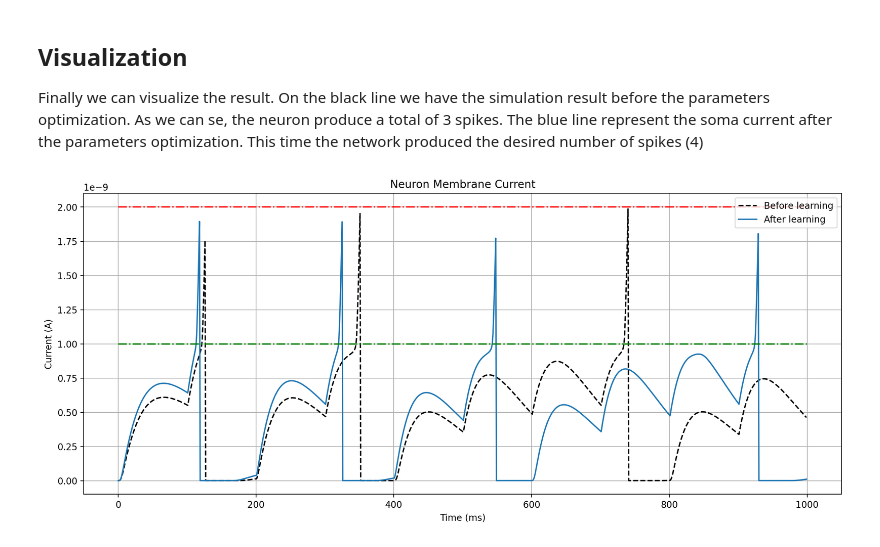
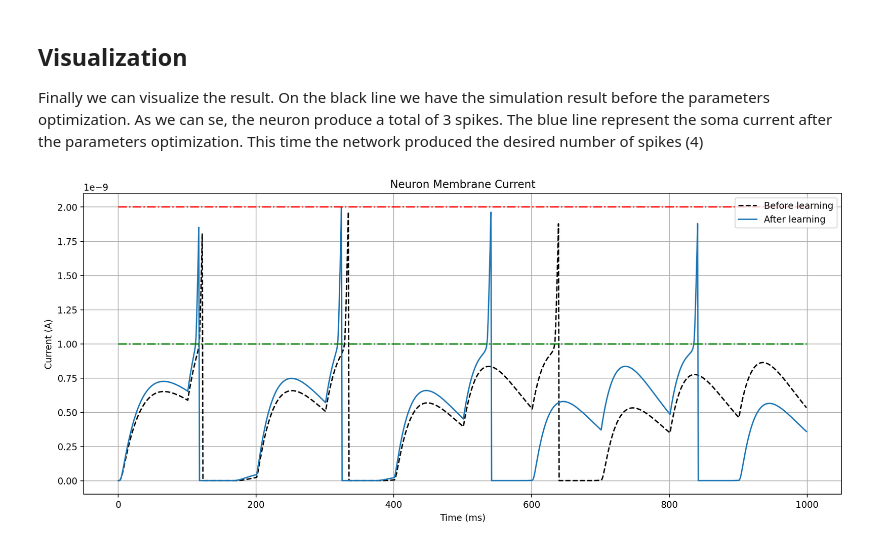
Before and after one commit to ferqui/ARCANA, a Jupyter notebook: docs/examples/learning.ipynb, the cells around one changed output. Cells and saved outputs as stored; diff of their text form; code cells hidden in the pictures.

```diff
--- a/docs/examples/learning.ipynb
+++ b/docs/examples/learning.ipynb
@@ -41,12 +39,12 @@ input = spikes.unsqueeze(1).cuda()
 
 Next we are going to create our network. It would be 1 neuron with an **AMPA** synapse with an initial weight value of $3$. After creating the network, we create the optimizer, that in our case would be an Adamax optimizer with $\beta_1=0.99$ and $\beta_2=0.999$ and a learning rate of $5e^{-2}$
 # %%
-model = AdexLIF(1).cuda()
+model = AdexLIFfull(1).cuda()
 model.dt = timestep
 model.weight_nmda.data = torch.ones(1).cuda() * 0
-model.weight_ampa.data = torch.ones(1).cuda() * 3
+model.weight_ampa.data = torch.ones(1, 1).cuda() * 3
 model.weight_gaba_a.data = torch.ones(1).cuda() * 0
-model.weight_gaba_b.data = torch.ones(1).cuda() * 0
+model.weight_gaba_b.data = torch.ones(1, 1).cuda() * 0
 optimizer = torch.optim.Adamax(model.parameters(), lr=5e-2, betas=(0.99, 0.999))
 # %% [markdown]
 To train or network, we are going to define our loss function as the MSE error of the number of output spikes and the desired output spikes (4). During the simulation, we accumulate the spikes produced by the neuron in the variable *loss_out*, after the simulation, with the loss value calculated, the gradients of the network variables are calculated and updated via the optimizer.
@@ -124,37 +122,37 @@ Time elapsed:  5.114797830581665
 
 Finally we can visualize the result. On the black line we have the simulation result before the parameters optimization. As we can se, the neuron produce a total of 3 spikes. The blue line represent the soma current after the parameters optimization. This time the network produced the desired number of spikes (4)
 # %%
-tstart = int(00 * (ms / timestep))  # ms
-tend = int(100 * (ms / timestep))  # ms
+tstart = int(00 * (1e-3 / timestep))  # ms
+tend = int(100 * (1e-3 / timestep))  # ms
 ##################
 
 # Plotting
 plt.figure(figsize=(15, 6), dpi=200)
 plt.subplots_adjust(hspace=2)
 
 plt.subplot(111)
 plt.plot(output_Isoma_before[0].detach(), "--k")
 plt.plot(output_Isoma_after[0].detach())
 plt.hlines(
     y=model.Isoma_th.detach().cpu().numpy(),
     xmin=0,
     xmax=int(inp_duration / timestep),
     color="r",
     linestyles="-.",
 )
 plt.hlines(
     y=model.Isoma_pfb_th.detach().cpu().numpy(),
     xmin=0,
     xmax=int(inp_duration / timestep),
     color="g",
     linestyles="-.",
 )
 plt.title("Neuron Membrane Current")
 plt.ylabel("Current (A)")
 plt.legend(["Before learning", "After learning"])
 plt.xlabel("Time (ms)")
 plt.grid(True)
 
 plt.show()
 # %% [output]
-[figure, old version]
+[figure, new version]
```
Also changed, not shown: parts of 3 cells of this notebook, 2 other files.
